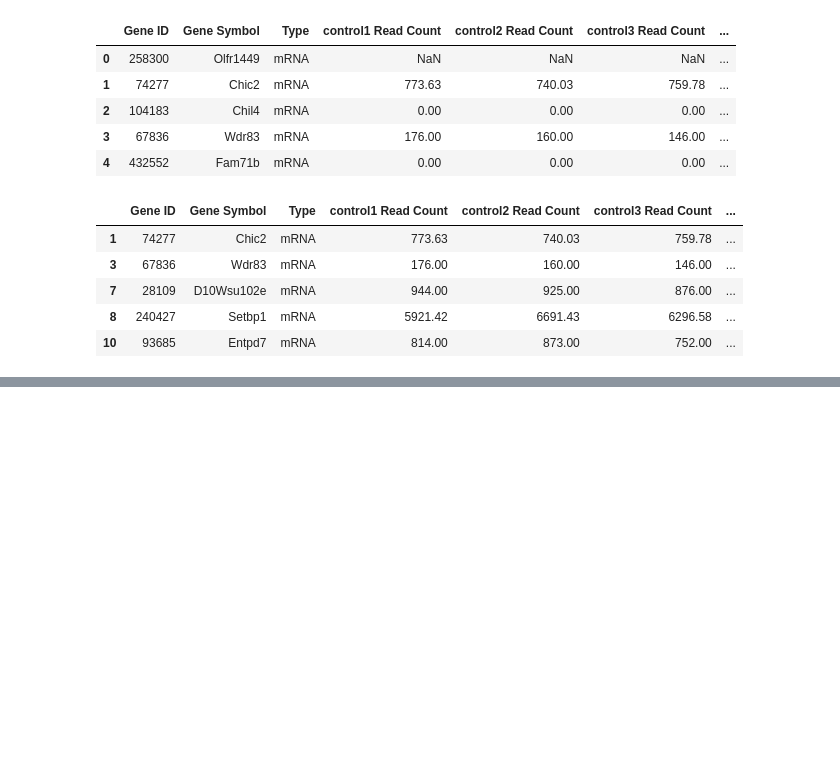
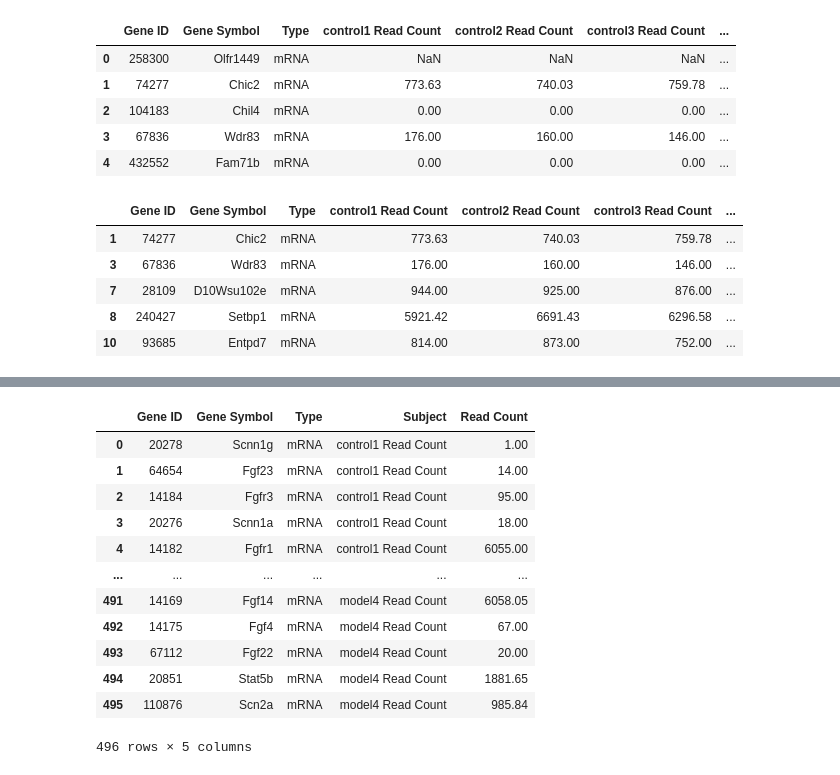
Before and after one commit to Ivan2nn/somatosensory-analysis, a Jupyter notebook: FirstAnalysis.ipynb, the cells around one changed output, grey strips where cells are left out. Saved outputs shown, nothing was run; the diff lists cells and outputs as text; code cells hidden in the pictures; blank space fills up the shorter version.

```diff
--- a/FirstAnalysis.ipynb
+++ b/FirstAnalysis.ipynb
@@ -220,0 +227,17 @@ posx and posy should be finite values
+# %%
+df_melt = df_filtered.iloc[:,:11].melt(id_vars=['Gene ID','Gene Symbol', 'Type'], var_name='Subject', value_name='Read Count')
+df_melt
+# %% [output]
+|  | Gene ID | Gene Symbol | Type | Subject | Read Count |
+| 0 | 20278 | Scnn1g | mRNA | control1 Read Count | 1.00 |
+| 1 | 64654 | Fgf23 | mRNA | control1 Read Count | 14.00 |
+| 2 | 14184 | Fgfr3 | mRNA | control1 Read Count | 95.00 |
+| 3 | 20276 | Scnn1a | mRNA | control1 Read Count | 18.00 |
+| 4 | 14182 | Fgfr1 | mRNA | control1 Read Count | 6055.00 |
+| ... | ... | ... | ... | ... | ... |
+| 491 | 14169 | Fgf14 | mRNA | model4 Read Count | 6058.05 |
+| 492 | 14175 | Fgf4 | mRNA | model4 Read Count | 67.00 |
+| 493 | 67112 | Fgf22 | mRNA | model4 Read Count | 20.00 |
+| 494 | 20851 | Stat5b | mRNA | model4 Read Count | 1881.65 |
+| 495 | 110876 | Scn2a | mRNA | model4 Read Count | 985.84 |
+496 rows × 5 columns
```
Also changed, not shown: parts of 5 cells of this notebook.
